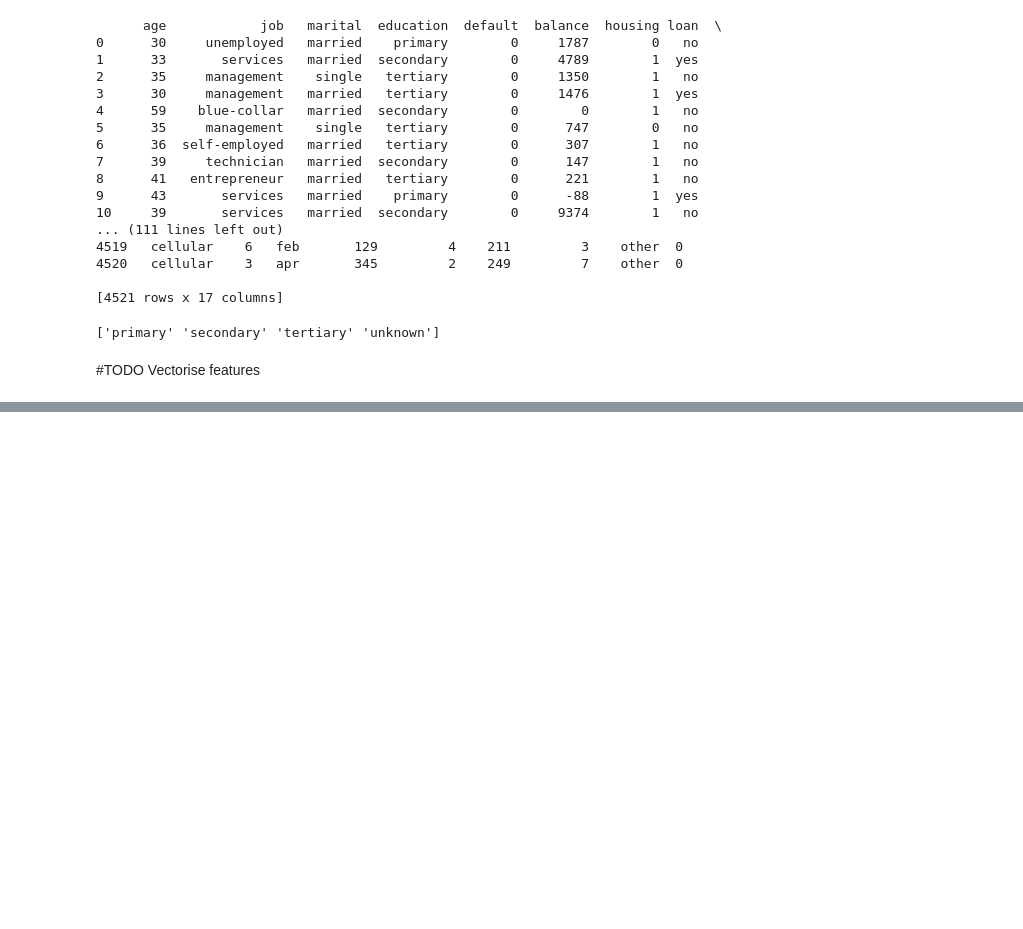
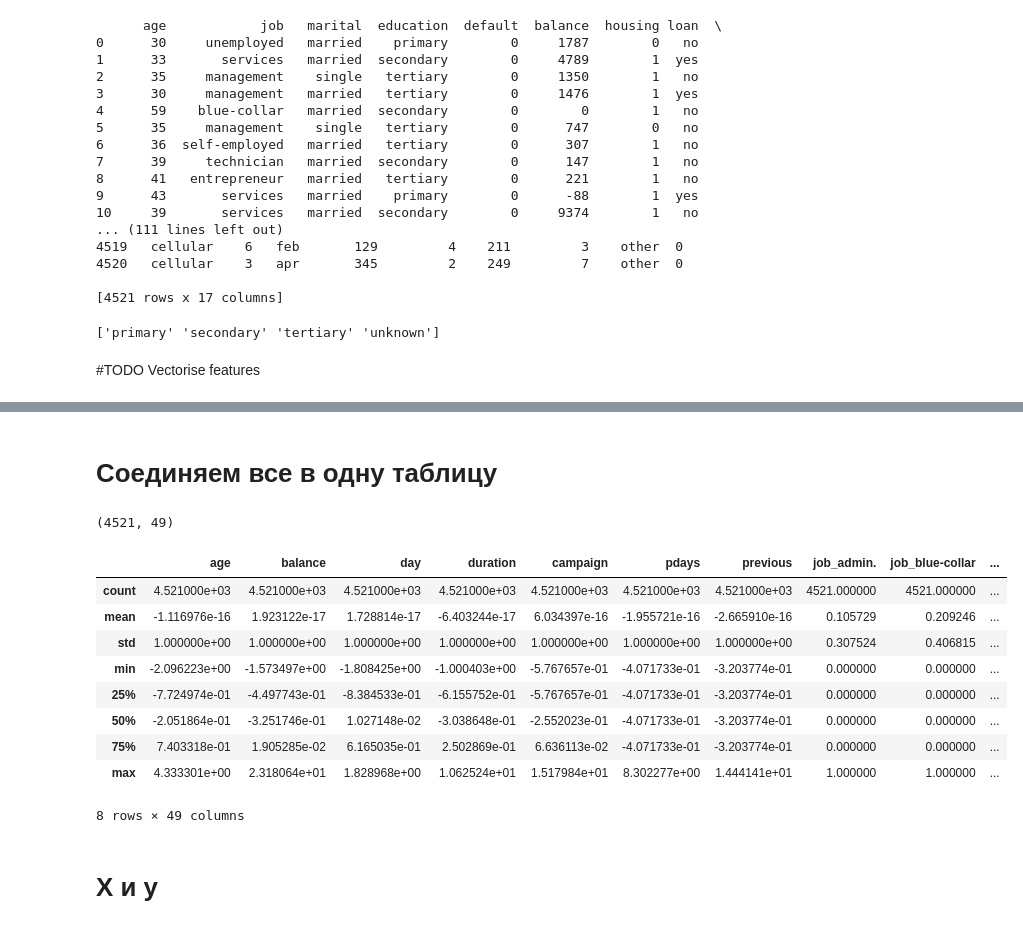
Before and after one commit to Zebraside/ML, a Jupyter notebook: Preprocess.ipynb, the cells around one changed output, grey strips where cells are left out. Cells and saved outputs as stored; diff of their text form; code cells hidden in the pictures; blank space fills up the shorter version.

```diff
--- a/Preprocess.ipynb
+++ b/Preprocess.ipynb
@@ -266,3 +267,6 @@ print(data['education'].unique())
 ['primary' 'secondary' 'tertiary' 'unknown']
 # %% [markdown]
 #TODO Vectorise features
+# %%
+data_nonbinary = pd.get_dummies(data[nonbinary_columns])
+print(data_nonbinary.columns)
@@ -268,0 +305,3 @@ print(data['education'].unique())
+# %%
+data_numerical = data[numerical_columns]
+data_numerical.describe()
@@ -268,0 +318,2 @@ print(data['education'].unique())
+# %%
+data_numerical = (data_numerical - data_numerical.mean(axis = 0))/data_numerical.std(axis = 0)
@@ -268,0 +332,22 @@ print(data['education'].unique())
+# %% [markdown]
+# Соединяем все в одну таблицу
+# %%
+data = pd.concat((data_numerical, data_nonbinary, data[binary_columns]), axis = 1)
+print(data.shape)
+# %% [output]
+(4521, 49)
+# %%
+data.describe()
+# %% [output]
+|  | age | balance | day | duration | campaign | pdays | previous | job_admin. | job_blue-collar | ... |
+| count | 4.521000e+03 | 4.521000e+03 | 4.521000e+03 | 4.521000e+03 | 4.521000e+03 | 4.521000e+03 | 4.521000e+03 | 4521.000000 | 4521.000000 | ... |
+| mean | -1.116976e-16 | 1.923122e-17 | 1.728814e-17 | -6.403244e-17 | 6.034397e-16 | -1.955721e-16 | -2.665910e-16 | 0.105729 | 0.209246 | ... |
+| std | 1.000000e+00 | 1.000000e+00 | 1.000000e+00 | 1.000000e+00 | 1.000000e+00 | 1.000000e+00 | 1.000000e+00 | 0.307524 | 0.406815 | ... |
+| min | -2.096223e+00 | -1.573497e+00 | -1.808425e+00 | -1.000403e+00 | -5.767657e-01 | -4.071733e-01 | -3.203774e-01 | 0.000000 | 0.000000 | ... |
+| 25% | -7.724974e-01 | -4.497743e-01 | -8.384533e-01 | -6.155752e-01 | -5.767657e-01 | -4.071733e-01 | -3.203774e-01 | 0.000000 | 0.000000 | ... |
+| 50% | -2.051864e-01 | -3.251746e-01 | 1.027148e-02 | -3.038648e-01 | -2.552023e-01 | -4.071733e-01 | -3.203774e-01 | 0.000000 | 0.000000 | ... |
+| 75% | 7.403318e-01 | 1.905285e-02 | 6.165035e-01 | 2.502869e-01 | 6.636113e-02 | -4.071733e-01 | -3.203774e-01 | 0.000000 | 0.000000 | ... |
+| max | 4.333301e+00 | 2.318064e+01 | 1.828968e+00 | 1.062524e+01 | 1.517984e+01 | 8.302277e+00 | 1.444141e+01 | 1.000000 | 1.000000 | ... |
+8 rows × 49 columns
+# %% [markdown]
+# X и y
```
Also changed, not shown: parts of 36 cells of this notebook.
